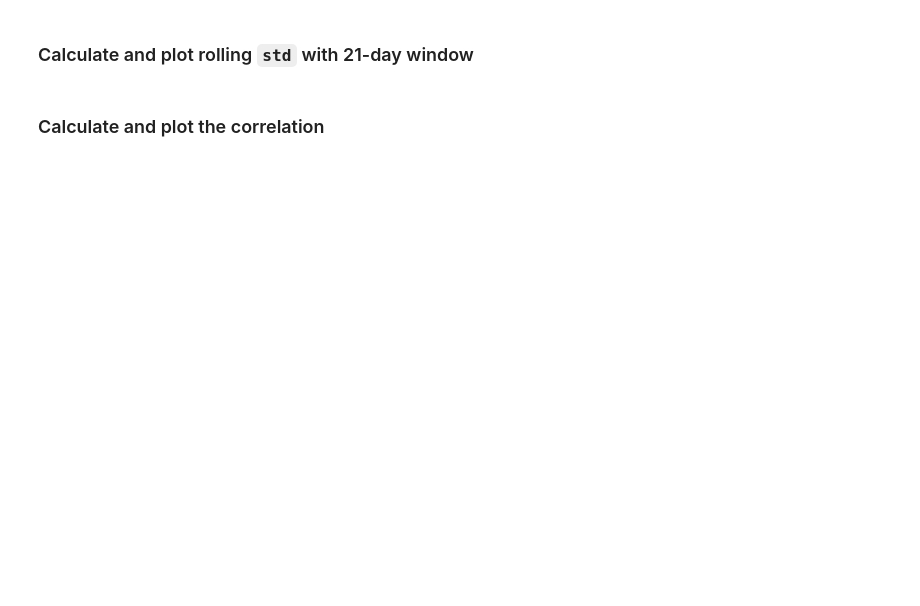
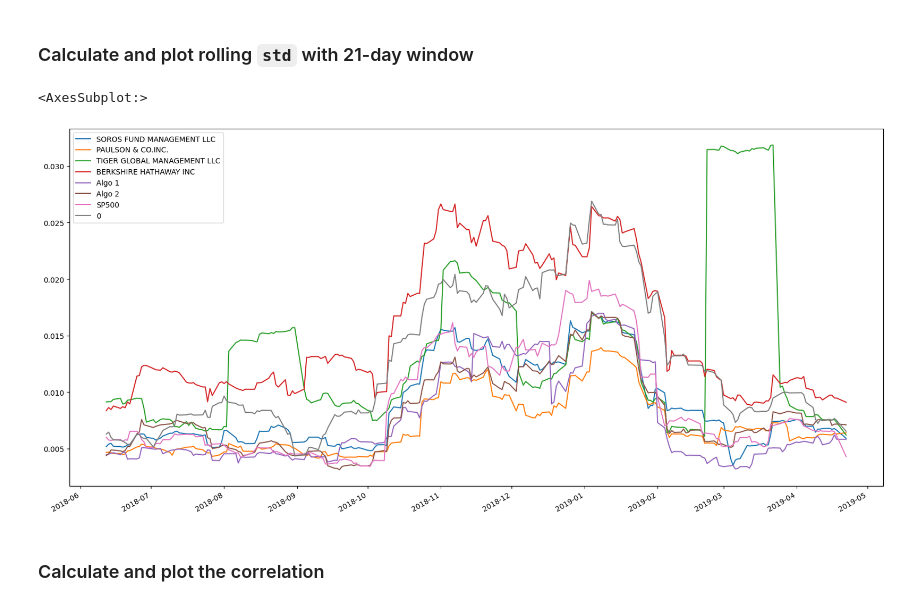
Before and after one commit to LeandroHugo/Analysis-Notebook-M4, a Jupyter notebook: whale_analysis.ipynb, the cells around one changed output. Drawn from its saved outputs; the diff is of its cells as text; code cells hidden in the pictures; blank space fills up the shorter version.

```diff
--- a/whale_analysis.ipynb
+++ b/whale_analysis.ipynb
@@ -499,5 +521,7 @@ NameError: name 'combined_stocks' is not defined
 weights = [1/3, 1/3, 1/3]
 
 # Calculate portfolio return
+portfolio_returns = daily_returns.dot(weights)
 
 # Display sample data
+portfolio_returns.head()
@@ -505,3 +537,5 @@ weights = [1/3, 1/3, 1/3]
 ## Join your portfolio returns to the DataFrame that contains all of the portfolio returns
 # %%
 # Join your returns DataFrame to the original returns DataFrame
+combined_returns = pd.concat([combined_returns, portfolio_returns], axis='columns', join='inner')
+combined_returns
@@ -508,2 +556,4 @@ weights = [1/3, 1/3, 1/3]
 # %%
 # Only compare dates where return data exists for all the stocks (drop NaNs)
+combined_returns = combined_returns.dropna()
+combined_returns
@@ -517,8 +593,13 @@ weights = [1/3, 1/3, 1/3]
 ### Calculate and plot rolling `std` with 21-day window
 # %%
 # Calculate rolling standard deviation
+combined_returns.rolling(window=21).std()
 
 # Plot rolling standard deviation
+combined_returns.rolling(window=21).std().plot(figsize=(20,10))
+# %% [output]
+<AxesSubplot:>
+[figure, added]
 # %% [markdown]
 ### Calculate and plot the correlation
 # %%
```
Also changed, not shown: parts of 15 cells of this notebook.
